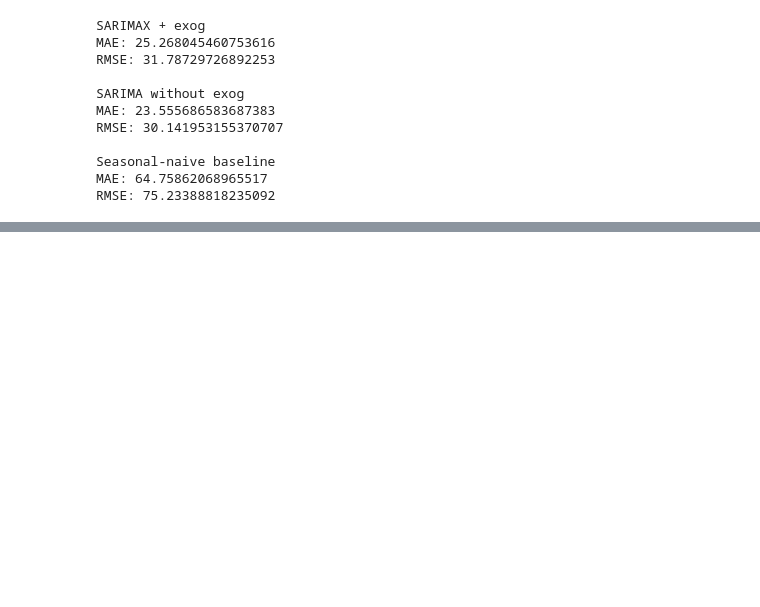
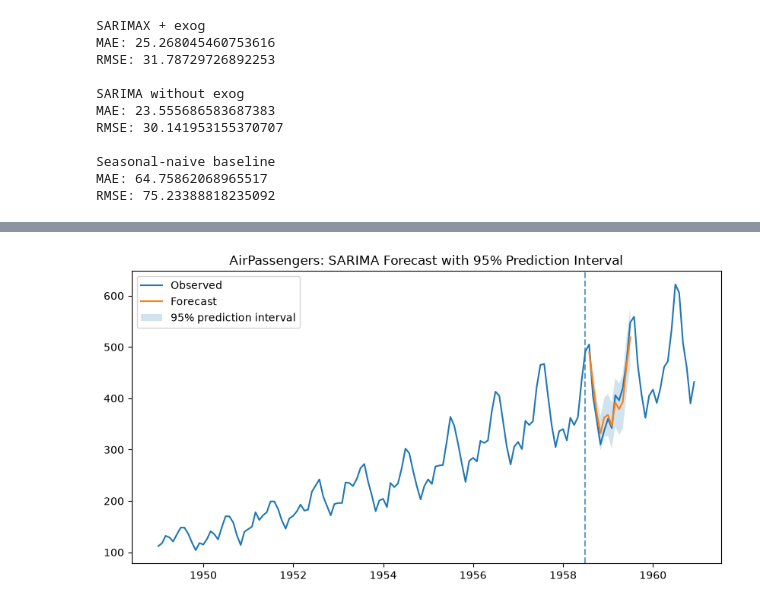
Before and after one commit to devlprkhan/dl_learning, a Jupyter notebook: notebook/Time-Series/times_series_revsion/rev_1.ipynb, the cells around one changed output, grey strips where cells are left out. Cells and saved outputs as stored; diff of their text form; code cells hidden in the pictures; blank space fills up the shorter version.

```diff
--- a/notebook/Time-Series/times_series_revsion/rev_1.ipynb
+++ b/notebook/Time-Series/times_series_revsion/rev_1.ipynb
@@ -607,3 +607,18 @@ RMSE: 30.141953155370707
 Seasonal-naive baseline
 MAE: 64.75862068965517
 RMSE: 75.23388818235092
+# %%
+# Get forecasts for the next 12 months
+forecast_result = sarima_fit.get_forecast(steps=12)
+
+# Extract the central predictions
+forecast_mean = forecast_result.predicted_mean
+
+# Extract the 95% prediction intervals
+forecast_intervals = forecast_result.conf_int()
+
+print("Forecast:")
+print(forecast_mean)
+
+print("\n95% prediction intervals:")
+print(forecast_intervals)
@@ -609,0 +643,20 @@ RMSE: 75.23388818235092
+# %%
+plt.figure(figsize=(10, 5))
+
+plt.plot(airline, label="Observed")
+plt.plot(forecast_mean.index, forecast_mean, label="Forecast")
+
+plt.fill_between(
+    forecast_intervals.index,
+    forecast_intervals.iloc[:, 0].to_numpy(),
+    forecast_intervals.iloc[:, 1].to_numpy(),
+    alpha=0.2,
+    label="95% prediction interval"
+)
+
+plt.axvline(air_train.index[-1], linestyle="--", alpha=0.7)
+plt.legend()
+plt.title("AirPassengers: SARIMA Forecast with 95% Prediction Interval")
+plt.show()
+# %% [output]
+[figure, added]
```
Also changed, not shown: parts of 12 cells of this notebook.
